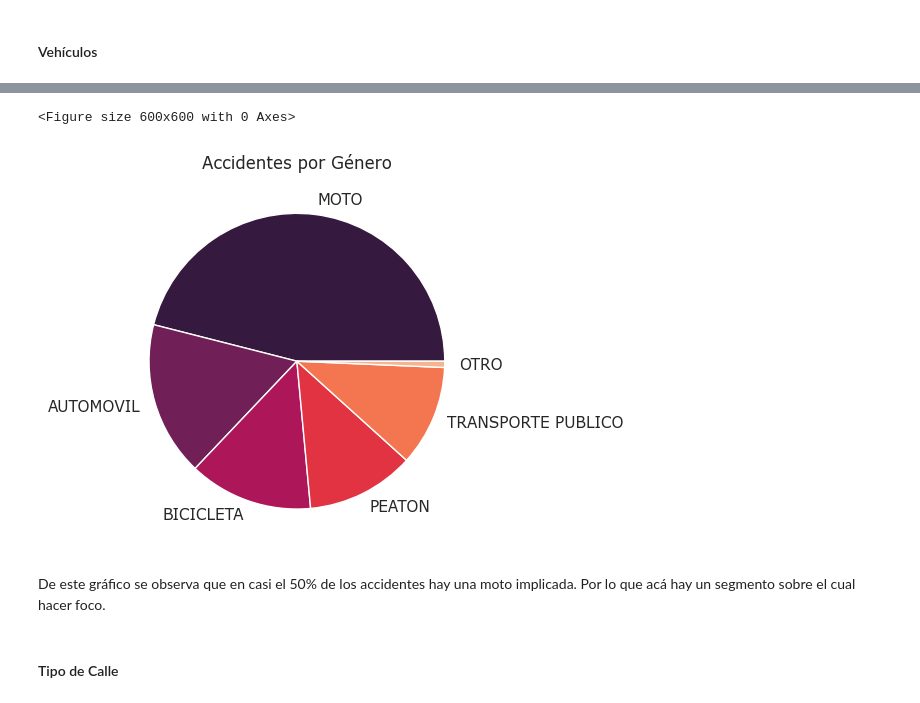
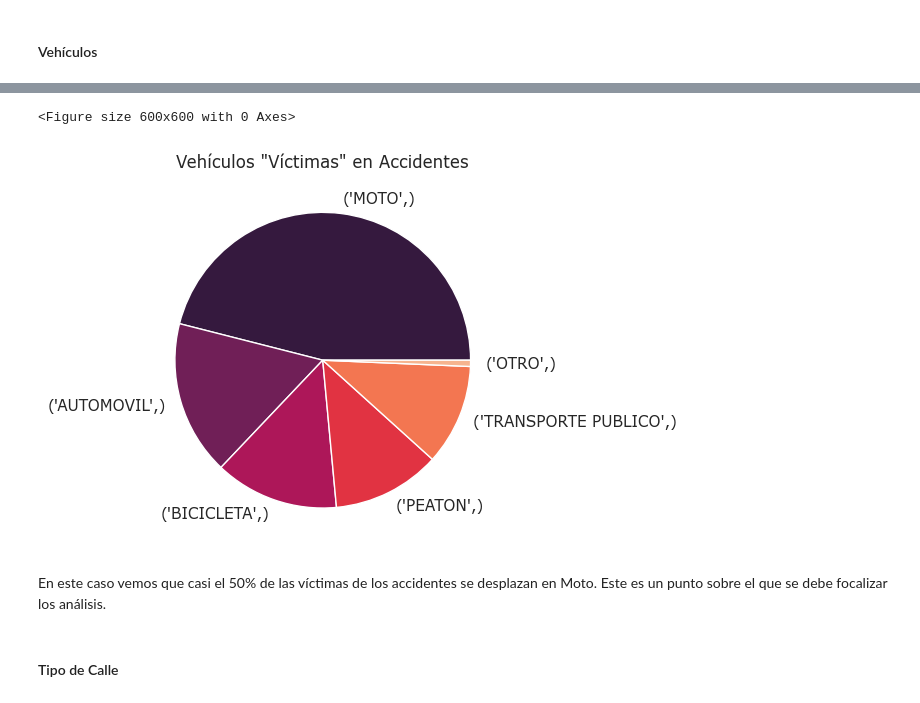
Before and after one commit to chelo1003/Henry_PI2_Accidentes, a Jupyter notebook: EDA/3_EDA_analisis.ipynb, the cells around one changed output, grey strips where cells are left out. Saved outputs shown, nothing was run; the diff lists cells and outputs as text; code cells hidden in the pictures.

```diff
--- a/EDA/3_EDA_analisis.ipynb
+++ b/EDA/3_EDA_analisis.ipynb
@@ -183,0 +213,7 @@ vehiculo_2 = df_accidentes["vehiculo_2"][df_accidentes["vehiculo_2"] != "SD"].va
+# %%
+plt.figure(figsize=(6,6))
+sns.set_theme(style="darkgrid",palette='rocket',font="Verdana",font_scale=1)
+fig, ax = plt.subplots()
+ax.pie(vehiculo.value_counts(), labels=vehiculo.value_counts().index)
+plt.title('Participación de Vehículos en Accidentes')
+plt.show()
@@ -183,0 +227,4 @@ vehiculo_2 = df_accidentes["vehiculo_2"][df_accidentes["vehiculo_2"] != "SD"].va
+# %%
+vehiculo1 = df_accidentes[["vehiculo_1"]]
+vehiculo1.drop(vehiculo1[vehiculo1['vehiculo_1'] == 'SD'].index, inplace=True)
+vehiculo1.head()
@@ -184,15 +242,15 @@ vehiculo_2 = df_accidentes["vehiculo_2"][df_accidentes["vehiculo_2"] != "SD"].va
 # %%
 plt.figure(figsize=(6,6))
 sns.set_theme(style="darkgrid",palette='rocket',font="Verdana",font_scale=1)
 fig, ax = plt.subplots()
-ax.pie(vehiculo_1, labels=vehiculo_1.keys())
-plt.title('Accidentes por Género')
+ax.pie(vehiculo1.value_counts(), labels=vehiculo1.value_counts().index)
+plt.title('Vehículos "Víctimas" en Accidentes')
 plt.show()
 # %% [output]
 <Figure size 600x600 with 0 Axes>
-[figure, old version]
+[figure, new version]
-# %% [markdown]
-De este gráfico se observa que en casi el 50% de los accidentes hay una moto implicada. Por lo que acá hay un segmento sobre el cual hacer foco.
+# %% [markdown]
+En este caso vemos que casi el 50% de las víctimas de los accidentes se desplazan en Moto. Este es un punto sobre el que se debe focalizar los análisis.
 # %% [markdown]
 #### Tipo de Calle
 # %%
```
Also changed, not shown: parts of 6 cells of this notebook, 3 other files.
